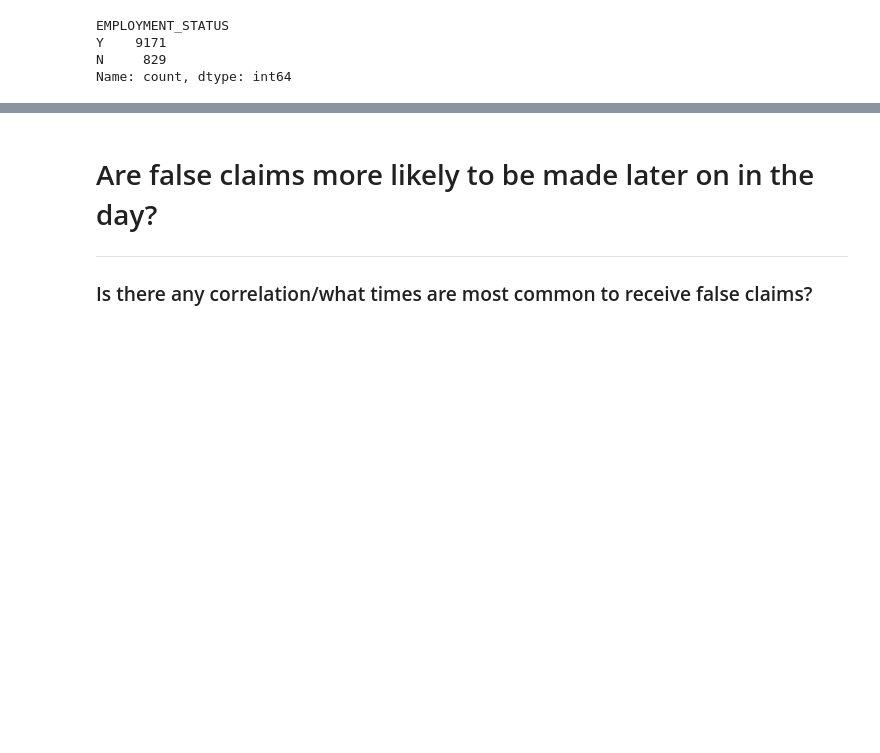
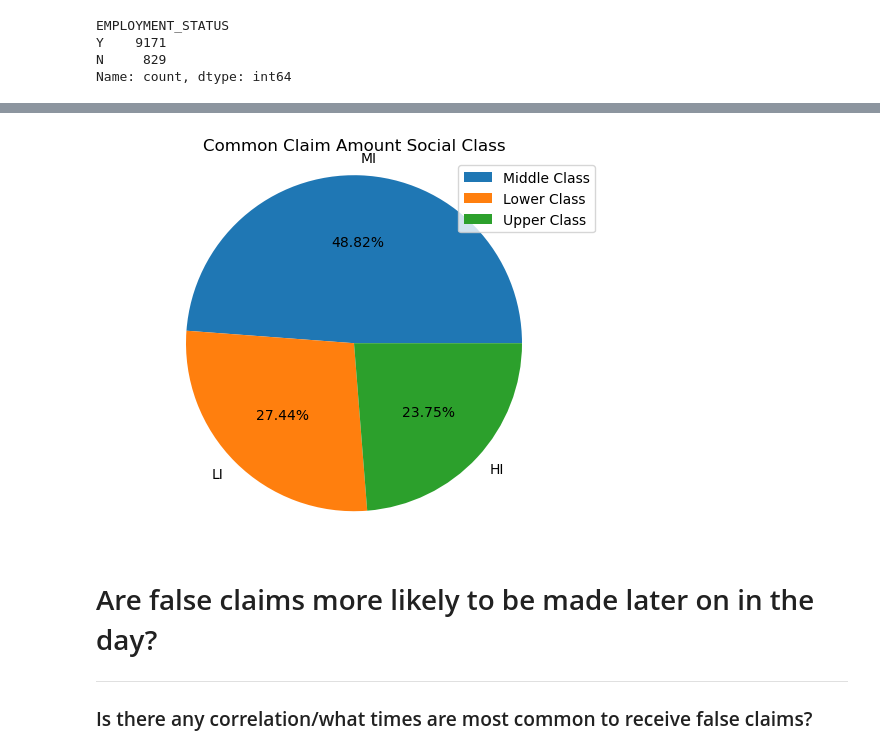
Before and after one commit to JustinS25/Insurance-Claim-Detection, a Jupyter notebook: Code/insurance_claim_valuecounts.ipynb, the cells around one changed output, grey strips where cells are left out. Saved outputs shown, nothing was run; the diff lists cells and outputs as text; code cells hidden in the pictures; blank space fills up the shorter version.

```diff
--- a/Code/insurance_claim_valuecounts.ipynb
+++ b/Code/insurance_claim_valuecounts.ipynb
@@ -292,0 +212,9 @@ Name: count, Length: 114, dtype: int64
+# %%
+# Create dataframe of most common claim amounts
+
+claim_amount_common = ins_claim_fraud.loc[(ins_claim_fraud["CLAIM_AMOUNT"]==1000) |
+                                          (ins_claim_fraud["CLAIM_AMOUNT"] == 2000) |
+                                          (ins_claim_fraud["CLAIM_AMOUNT"] == 5000) |
+                                          (ins_claim_fraud["CLAIM_AMOUNT"] == 4000) |
+                                          (ins_claim_fraud["CLAIM_AMOUNT"] == 3000),:]
+claim_amount_common
@@ -293,5 +235,5 @@ Name: count, Length: 114, dtype: int64
 # %%
-social_class_count = ins_claim_fraud["SOCIAL_CLASS"].value_counts()
+social_class_count = claim_amount_common["SOCIAL_CLASS"].value_counts()
 social_class_count
 # %% [output]
 SOCIAL_CLASS
@@ -370,3 +261,20 @@ plt.show()
+# %%
+# Pie plot common false claim amount per social class
+labels = ['Middle Class', 'Lower Class','Upper Class']
+social_class_count.plot(kind="pie", autopct= "%1.2f%%")
+
+# Label Plot
+plt.title("Common Claim Amount Social Class")
+plt.legend(labels, loc="upper right")
+plt.axis('equal')
+plt.ylabel("")
+
+# Save Pie Chart
+plt.savefig('Images/Claims_Per_Social_Class.png')
+# Display Chart
+plt.show()
+# %% [output]
+[figure, added]
 # %% [markdown]
 # Are false claims more likely to be made later on in the day?
 ------
```
Also changed, not shown: parts of 30 cells of this notebook, 2 other files.
